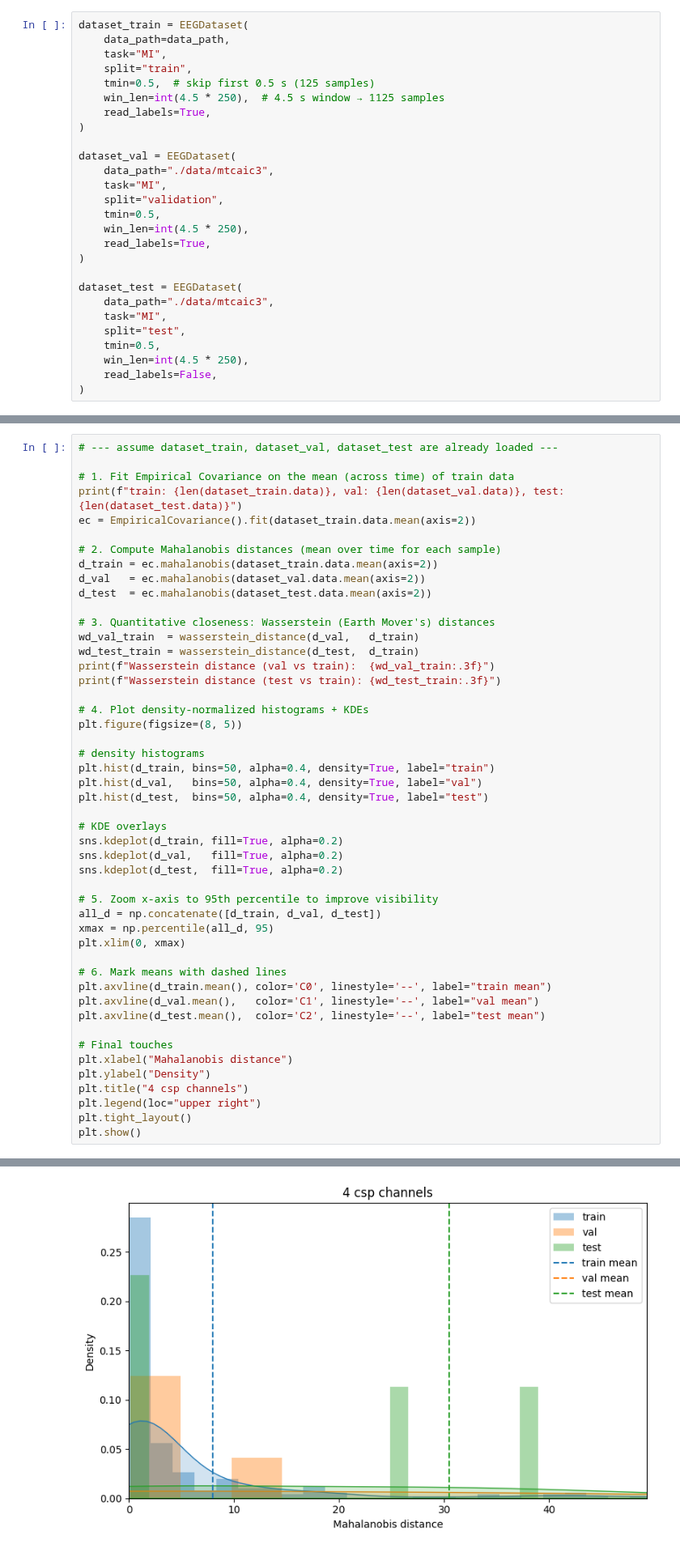
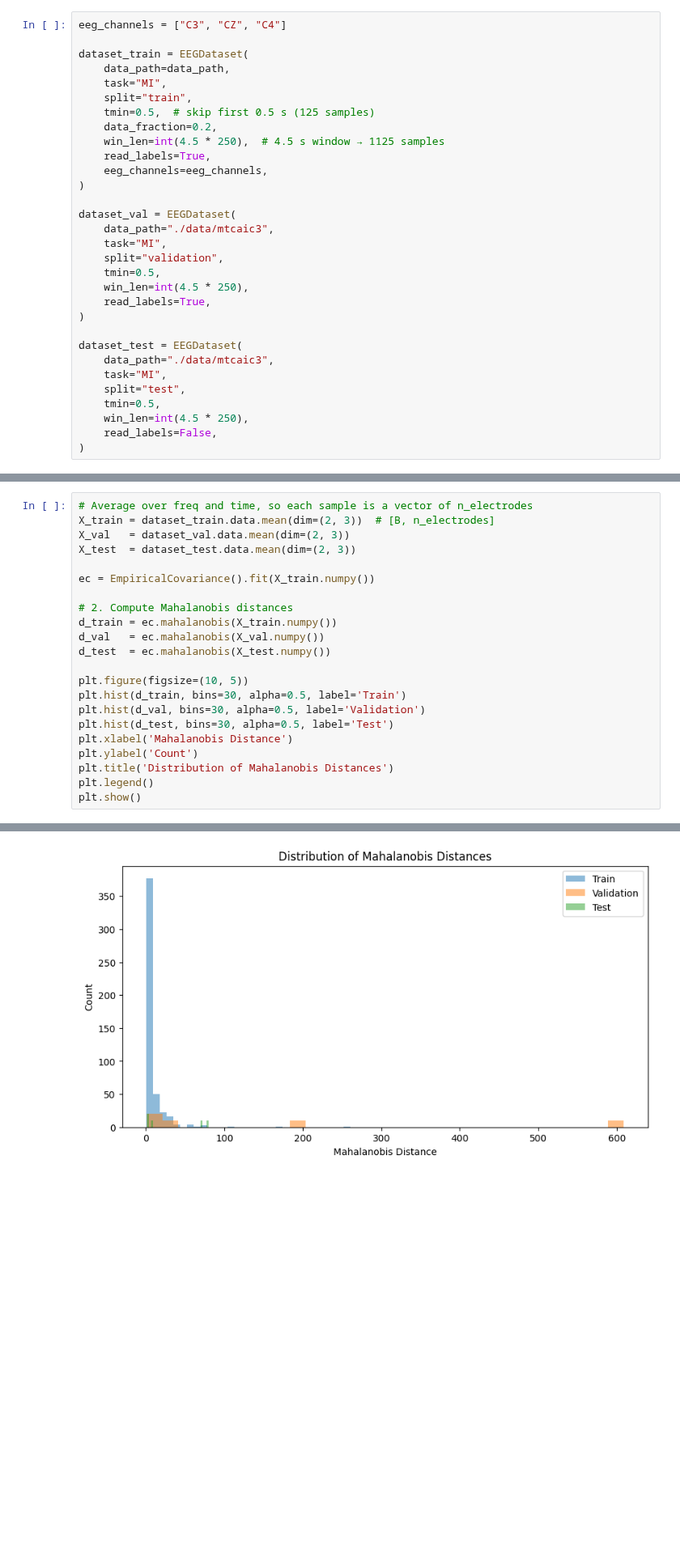
Before and after one commit to RobEn-AAST/aic-eeg-classification, a Jupyter notebook: mi_data_analysis.ipynb, the cells around one changed output, grey strips where cells are left out. Shown at 81% size. Cells and saved outputs as stored; diff of their text form; blank space fills up the shorter version.

```diff
--- a/mi_data_analysis.ipynb
+++ b/mi_data_analysis.ipynb
@@ -41,13 +39,17 @@ def set_random_seeds(seed=42):
 
 set_random_seeds(42)
 # %%
+eeg_channels = ["C3", "CZ", "C4"]
+
 dataset_train = EEGDataset(
     data_path=data_path,
     task="MI",
     split="train",
     tmin=0.5,  # skip first 0.5 s (125 samples)
+    data_fraction=0.2,
     win_len=int(4.5 * 250),  # 4.5 s window → 1125 samples
     read_labels=True,
+    eeg_channels=eeg_channels,
 )
 
 dataset_val = EEGDataset(
@@ -212,49 +122,23 @@ Silhouette (2-D): 0.0015542659
 # %%
-# --- assume dataset_train, dataset_val, dataset_test are already loaded ---
+# Average over freq and time, so each sample is a vector of n_electrodes
+X_train = dataset_train.data.mean(dim=(2, 3))  # [B, n_electrodes]
+X_val   = dataset_val.data.mean(dim=(2, 3))
+X_test  = dataset_test.data.mean(dim=(2, 3))
 
-# 1. Fit Empirical Covariance on the mean (across time) of train data
-print(f"train: {len(dataset_train.data)}, val: {len(dataset_val.data)}, test: {len(dataset_test.data)}")
-ec = EmpiricalCovariance().fit(dataset_train.data.mean(axis=2))
+ec = EmpiricalCovariance().fit(X_train.numpy())
 
-# 2. Compute Mahalanobis distances (mean over time for each sample)
-d_train = ec.mahalanobis(dataset_train.data.mean(axis=2))
-d_val   = ec.mahalanobis(dataset_val.data.mean(axis=2))
-d_test  = ec.mahalanobis(dataset_test.data.mean(axis=2))
+# 2. Compute Mahalanobis distances
+d_train = ec.mahalanobis(X_train.numpy())
+d_val   = ec.mahalanobis(X_val.numpy())
+d_test  = ec.mahalanobis(X_test.numpy())
 
-# 3. Quantitative closeness: Wasserstein (Earth Mover's) distances
-wd_val_train  = wasserstein_distance(d_val,   d_train)
-wd_test_train = wasserstein_distance(d_test,  d_train)
-print(f"Wasserstein distance (val vs train):  {wd_val_train:.3f}")
-print(f"Wasserstein distance (test vs train): {wd_test_train:.3f}")
-
-# 4. Plot density-normalized histograms + KDEs
-plt.figure(figsize=(8, 5))
-
-# density histograms
-plt.hist(d_train, bins=50, alpha=0.4, density=True, label="train")
-plt.hist(d_val,   bins=50, alpha=0.4, density=True, label="val")
-plt.hist(d_test,  bins=50, alpha=0.4, density=True, label="test")
-
-# KDE overlays
-sns.kdeplot(d_train, fill=True, alpha=0.2)
-sns.kdeplot(d_val,   fill=True, alpha=0.2)
-sns.kdeplot(d_test,  fill=True, alpha=0.2)
-
-# 5. Zoom x-axis to 95th percentile to improve visibility
-all_d = np.concatenate([d_train, d_val, d_test])
-xmax = np.percentile(all_d, 95)
-plt.xlim(0, xmax)
-
-# 6. Mark means with dashed lines
-plt.axvline(d_train.mean(), color='C0', linestyle='--', label="train mean")
-plt.axvline(d_val.mean(),   color='C1', linestyle='--', label="val mean")
-plt.axvline(d_test.mean(),  color='C2', linestyle='--', label="test mean")
-
-# Final touches
-plt.xlabel("Mahalanobis distance")
-plt.ylabel("Density")
-plt.title("4 csp channels")
-plt.legend(loc="upper right")
-plt.tight_layout()
+plt.figure(figsize=(10, 5))
+plt.hist(d_train, bins=30, alpha=0.5, label='Train')
+plt.hist(d_val, bins=30, alpha=0.5, label='Validation')
+plt.hist(d_test, bins=30, alpha=0.5, label='Test')
+plt.xlabel('Mahalanobis Distance')
+plt.ylabel('Count')
+plt.title('Distribution of Mahalanobis Distances')
+plt.legend()
 plt.show()
 # %% [output]
@@ -264 +145 @@ Wasserstein distance (test vs train): 22.904
-[figure, old version]
+[figure, new version]
```
Also changed, not shown: parts of 6 cells of this notebook, 12 other files.
